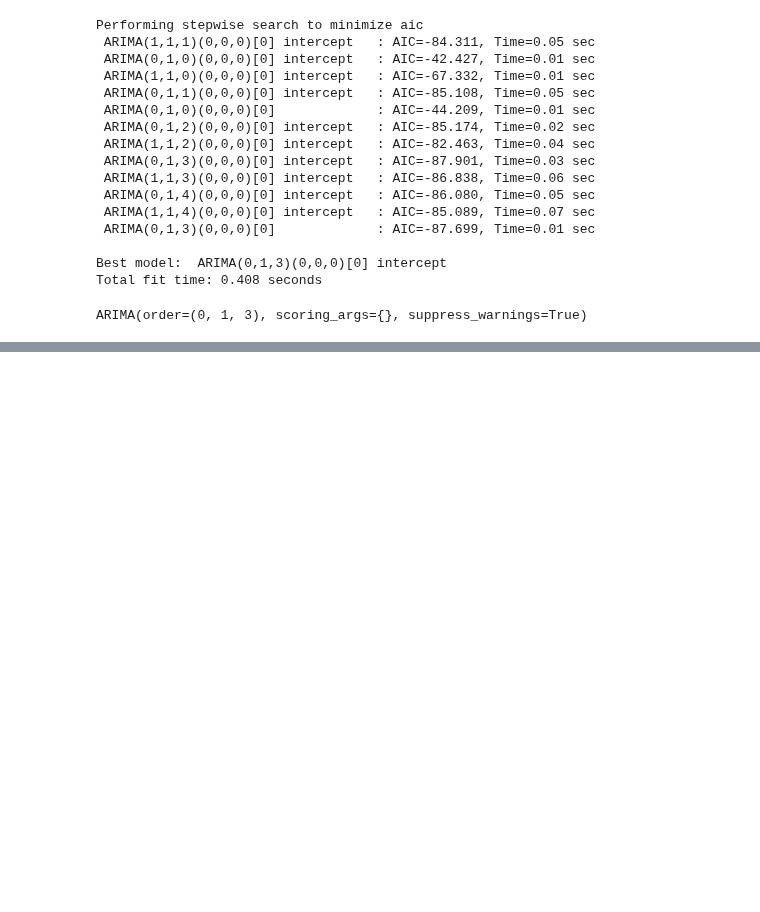
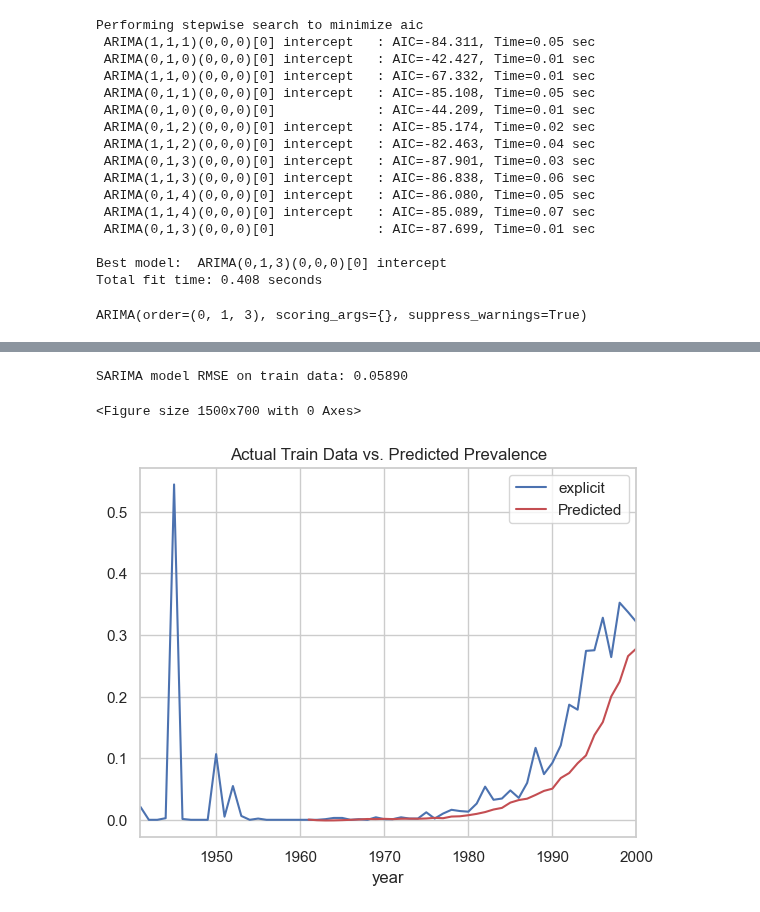
Before and after one commit to moraditya/spotify-time-series, a Jupyter notebook: models/spotify-time-series-ARIMA-LSTM.ipynb, the cells around one changed output, grey strips where cells are left out. Cells and saved outputs as stored; diff of their text form; code cells hidden in the pictures; blank space fills up the shorter version.

```diff
--- a/models/spotify-time-series-ARIMA-LSTM.ipynb
+++ b/models/spotify-time-series-ARIMA-LSTM.ipynb
@@ -623,0 +646,6 @@ ARIMA(order=(0, 1, 3), scoring_args={}, suppress_warnings=True)
+# %%
+train_RMSE(train, results)
+# %% [output]
+SARIMA model RMSE on train data: 0.05890
+<Figure size 1500x700 with 0 Axes>
+[figure, added]
```
Also changed, not shown: parts of 10 cells of this notebook.
